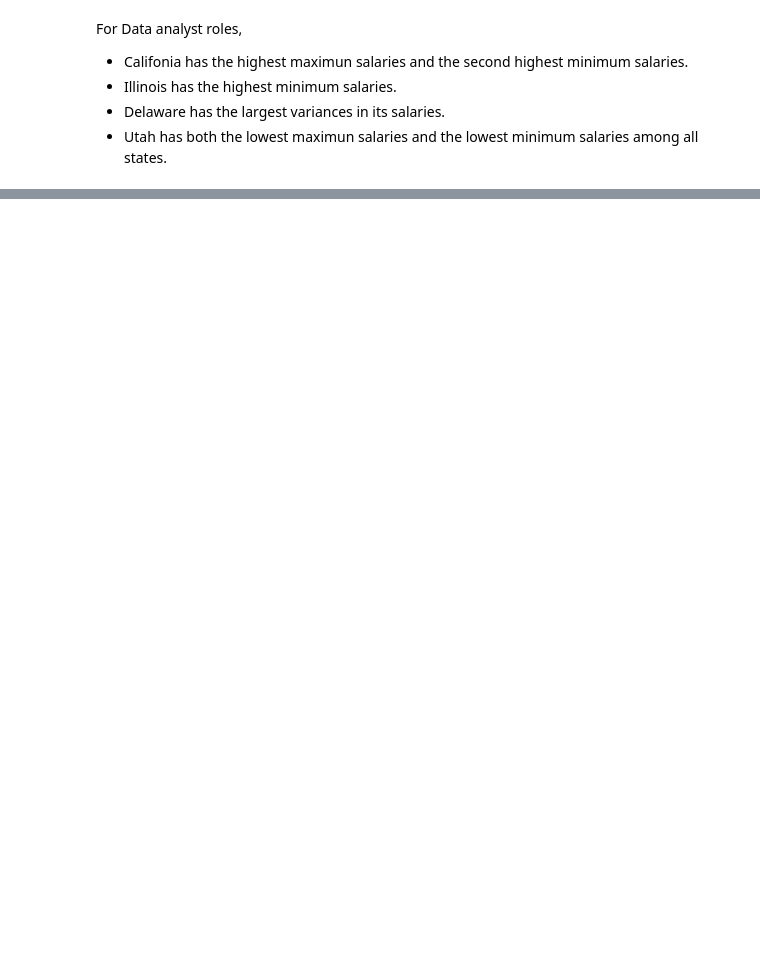
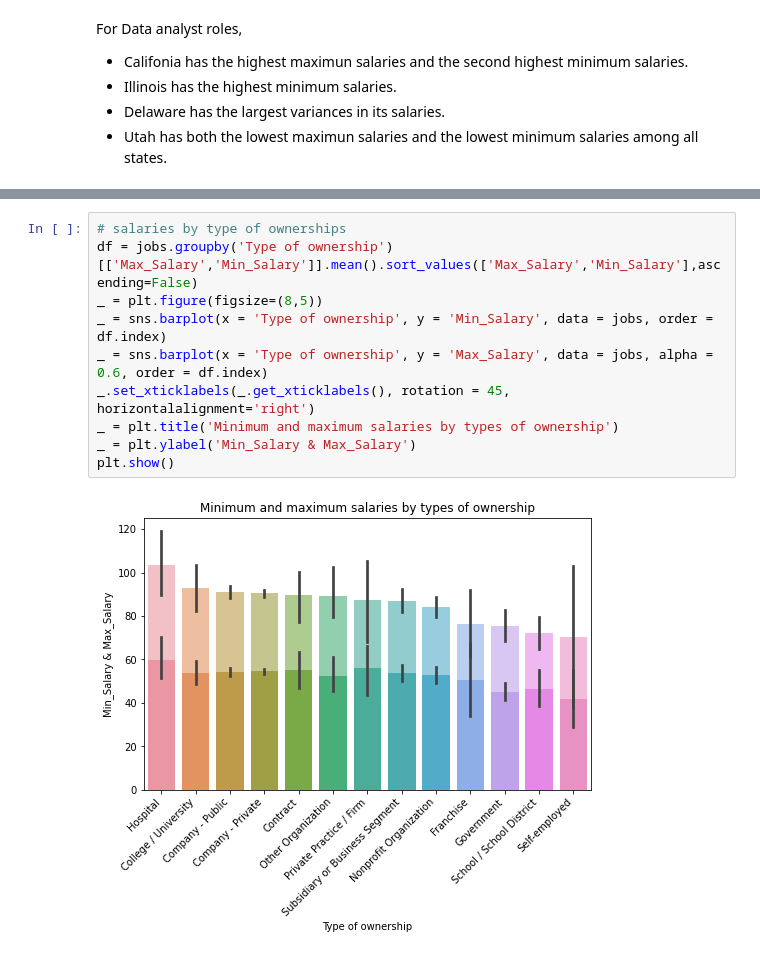
Before and after one commit to abbybby/CapstoneTwo_JobSalaryPrediction, a Jupyter notebook: Exploratory Data Analysis.ipynb, the cells around one changed output, grey strips where cells are left out. Saved outputs shown, nothing was run; the diff lists cells and outputs as text; blank space fills up the shorter version.

```diff
--- a/Exploratory Data Analysis.ipynb
+++ b/Exploratory Data Analysis.ipynb
@@ -210,0 +224,12 @@ However, it's interesting to see that the largest companies(with 10000+ employee
+# %%
+# salaries by type of ownerships
+df = jobs.groupby('Type of ownership')[['Max_Salary','Min_Salary']].mean().sort_values(['Max_Salary','Min_Salary'],ascending=False)
+_ = plt.figure(figsize=(8,5))
+_ = sns.barplot(x = 'Type of ownership', y = 'Min_Salary', data = jobs, order = df.index)
+_ = sns.barplot(x = 'Type of ownership', y = 'Max_Salary', data = jobs, alpha = 0.6, order = df.index)
+_.set_xticklabels(_.get_xticklabels(), rotation = 45, horizontalalignment='right')
+_ = plt.title('Minimum and maximum salaries by types of ownership')
+_ = plt.ylabel('Min_Salary & Max_Salary')
+plt.show()
+# %% [output]
+[figure, added]
```
Also changed, not shown: parts of 22 cells of this notebook.
